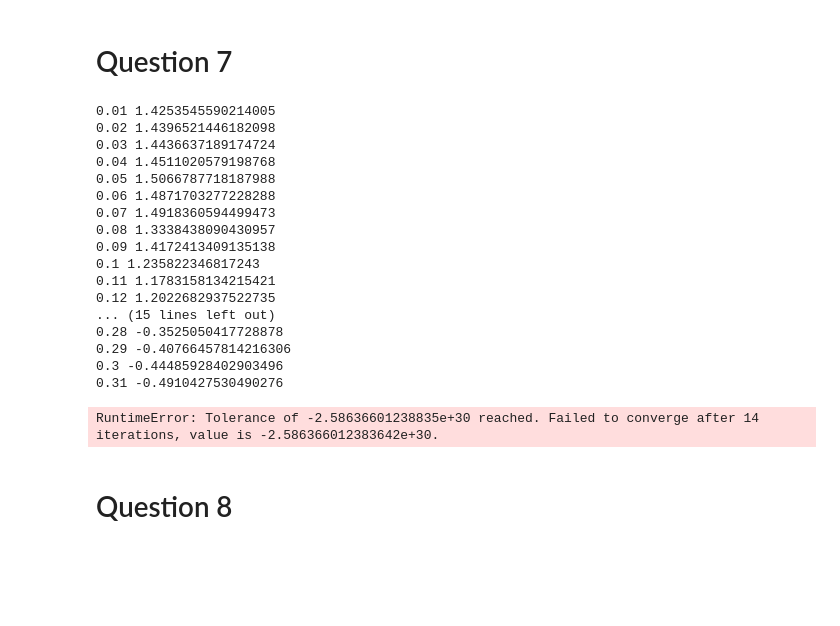
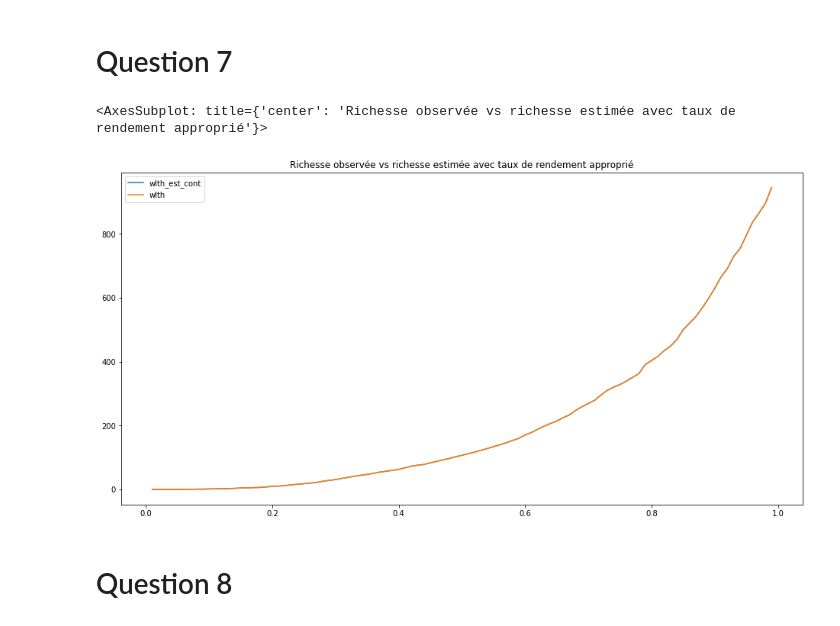
Before and after one commit to felixpoirier1/Devoir2, a Jupyter notebook: devoir.ipynb, the cells around one changed output. Cells and saved outputs as stored; diff of their text form; code cells hidden in the pictures; blank space fills up the shorter version.

```diff
--- a/devoir.ipynb
+++ b/devoir.ipynb
@@ -216,50 +220,33 @@ Nous concluons que cette nouvelle estimation de la richesse prenant en compte la
 # %% [markdown]
 # Question 7
-# %%
-import scipy.optimize as opt
-
-df['contrib'] = df['remp']
-
-def find_rp(rp, y, w, discount, periods, ear, remp, contrib):
-    contrib /= (1+rp)
-    estimation = w_contrib(y, discount, periods, ear, remp, contrib)
-
-    return estimation - w
-
-
-y = np.array(df['inc'])
-contrib = np.array(df["contrib"])
-
-def optimize(y, w, remp, contrib, discount=0.99, periods=35, ear=0.03):
-    return opt.newton(find_rp, x0 = 0.01, args = (y, w, 0.99, 35, 0.03, remp, contrib))
-
-opt_yield = []
-for i in range(len(df.index)):
-    inc = df.iloc[i]["inc"]
-    wlth = df.iloc[i]["wlth"]
-    remp = df.iloc[i]["remp"]
-    contrib = df.iloc[i]["contrib"]
-    opt_yield += [optimize(inc, wlth, remp, contrib)]
-    print(round(df.index[i], 2), opt_yield[-1])
-# %% [output]
-0.01 1.4253545590214005
-0.02 1.4396521446182098
-0.03 1.4436637189174724
-0.04 1.4511020579198768
-0.05 1.5066787718187988
-0.06 1.4871703277228288
-0.07 1.4918360594499473
-0.08 1.3338438090430957
-0.09 1.4172413409135138
-0.1 1.235822346817243
-0.11 1.1783158134215421
-0.12 1.2022682937522735
-... (15 lines left out)
-0.28 -0.3525050417728878
-0.29 -0.40766457814216306
-0.3 -0.44485928402903496
-0.31 -0.4910427530490276
-RuntimeError: Tolerance of -2.58636601238835e+30 reached. Failed to converge after 14 iterations, value is -2.586366012383642e+30.
+# %%
+import scipy.optimize as opt
+
+def diff(contrib, y, w, remp):
+    return w - w_contrib(y, 0.99, 35, 0.03, remp, contrib)
+
+contribs = []
+for i in df.index:
+    remp = df.loc[i]['remp']
+
+    w = df.loc[i]['wlth']
+    y = df.loc[i]['inc']
+    contrib = opt.newton(diff, x0=0.001, args=(y, w, remp))
+    contribs += [contrib]
+
+
+df2 = df[['wlth', 'inc', 'remp', 'contrib']]
+df2.contrib = contribs
+inc = np.array(df2['inc'])
+remp = np.array(df2["remp"])
+contrib = np.array(df2["contrib"])
+
+df2['wlth_est_cont'] = w_contrib(inc, 0.99, 35, 0.03, remp, contrib)
+
+df2[['wlth_est_cont', 'wlth']].plot(figsize=(16,8), title="Richesse observée vs richesse estimée avec taux de rendement approprié")
+# %% [output]
+<AxesSubplot: title={'center': 'Richesse observée vs richesse estimée avec taux de rendement approprié'}>
+[figure, added]
 # %% [markdown]
 # Question 8
 # %%
```
Also changed, not shown: parts of 12 cells of this notebook, 1 other file.
